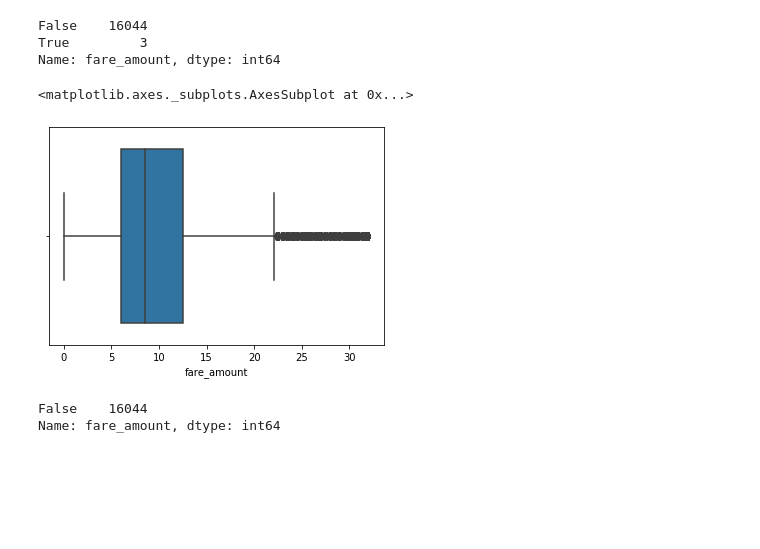
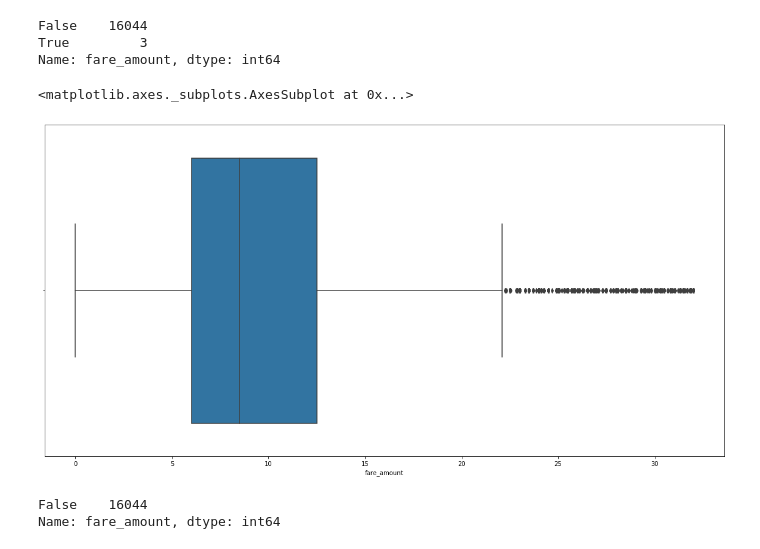
Before and after one commit to kuldeeprsharma18/Cab-Fare-Prediction, a Jupyter notebook: Cab-Fare-Prediction-working.ipynb, the cells around one changed output. Saved outputs shown, nothing was run; the diff lists cells and outputs as text; code cells hidden in the pictures; blank space fills up the shorter version.

```diff
--- a/Cab-Fare-Prediction-working.ipynb
+++ b/Cab-Fare-Prediction-working.ipynb
@@ -460,14 +460,16 @@ Name: fare_amount, dtype: int64
 # %%
 # df1.drop(df1[df1['fare_amount']>ext_upper_bridge_fare].index,inplace=True)
 df1.loc[df1['fare_amount']>ext_upper_bridge_fare,'fare_amount']=ext_upper_bridge_fare
 df1.drop(df1[df1['fare_amount']<0].index,inplace=True)
 # df1.loc[df['fare_amount']>=32,'fare_amount']=32
+plt.figure(figsize=(20,10))
+# plt.savefig('fare_amount_box.png')
 
 # Re-checking the whether fare amount is greater than 32
 sns.boxplot(df1['fare_amount'])
 # %% [output]
 <matplotlib.axes._subplots.AxesSubplot at 0x...>
-[figure, old version]
+[figure, new version]
 # %%
 (df1['fare_amount']>ext_upper_bridge_fare).value_counts()
 # %% [output]
```
Also changed, not shown: parts of 40 cells of this notebook, 5 other files.
